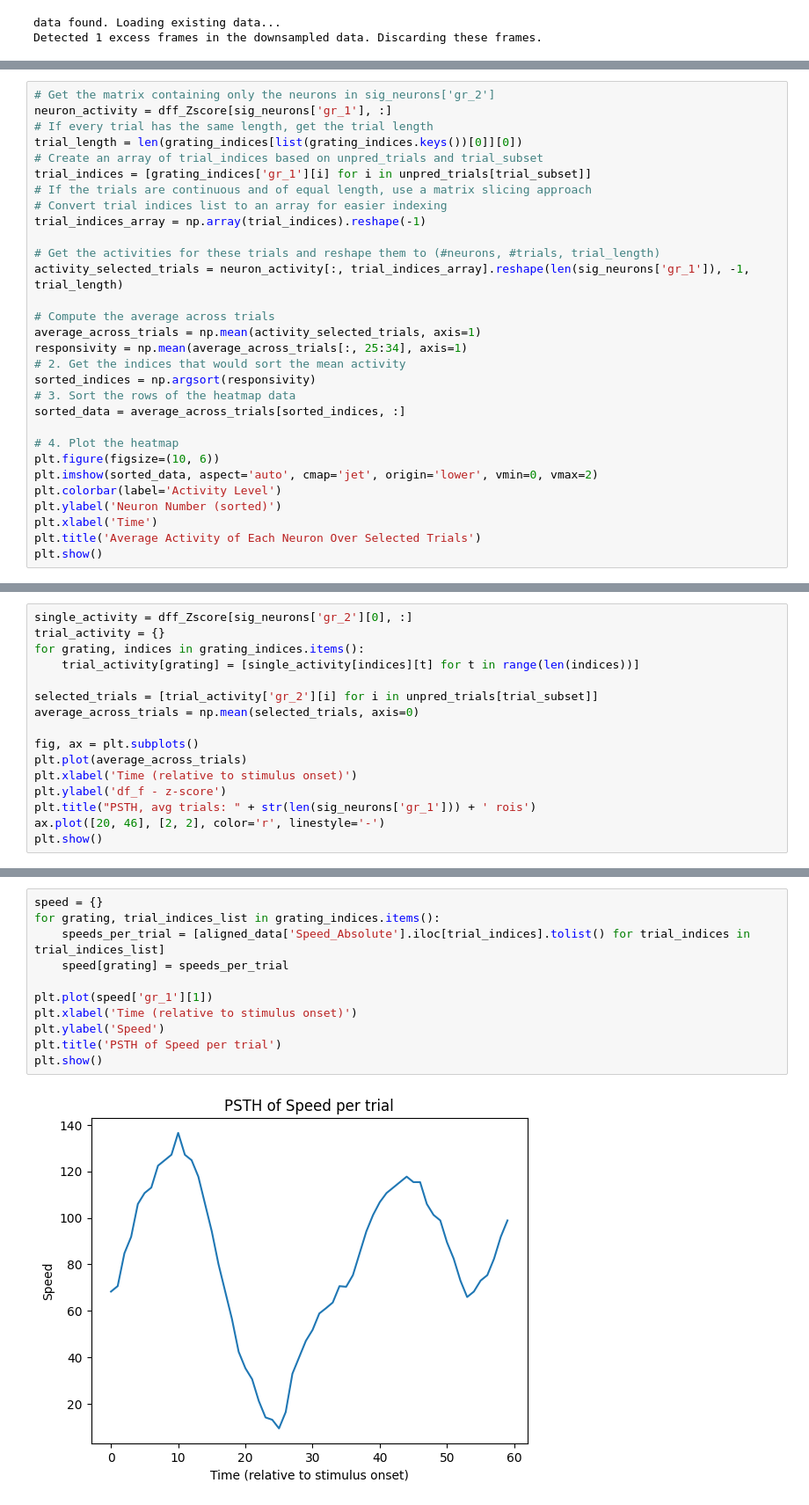
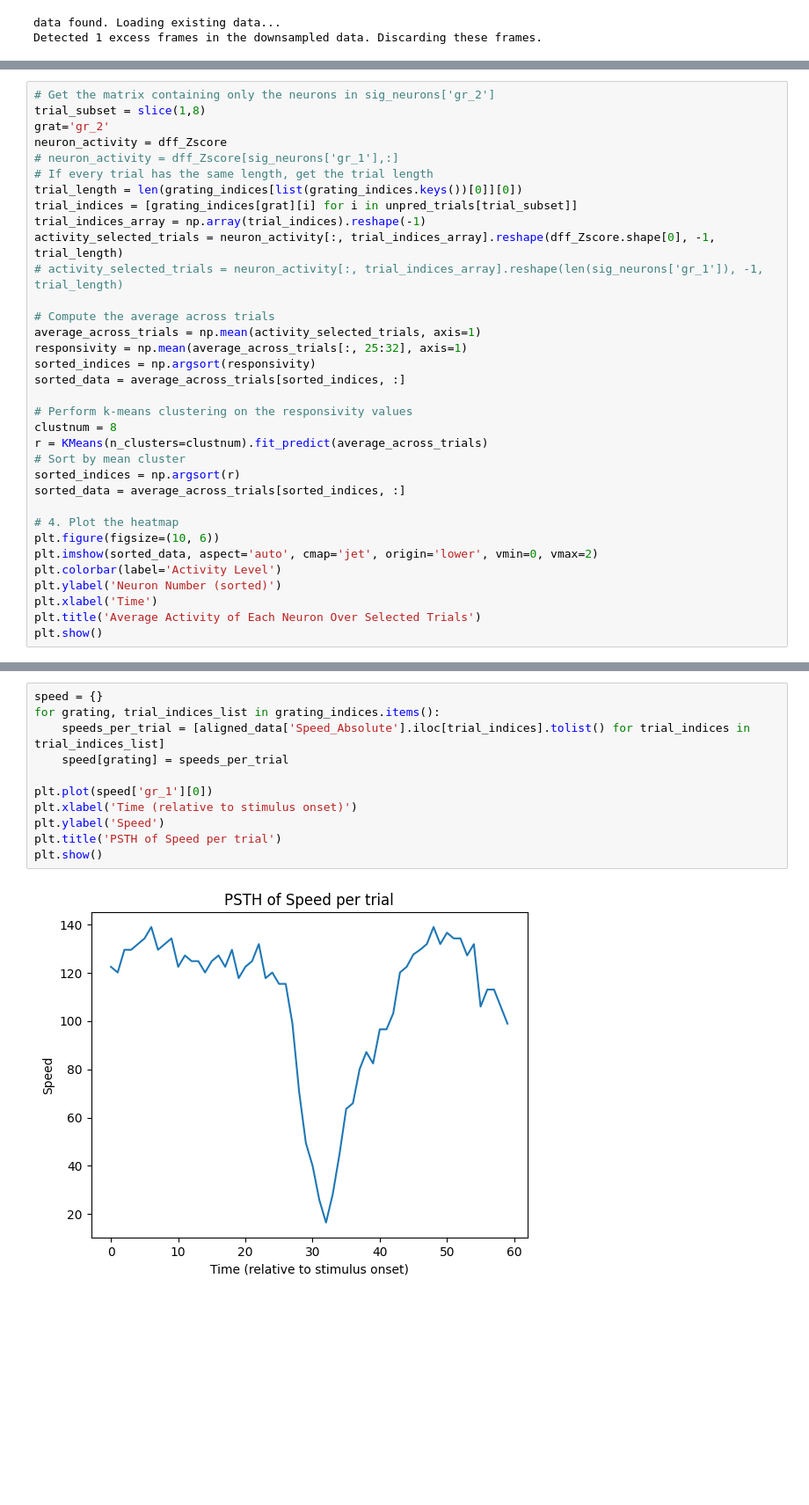
Before and after one commit to neurogears/sarahe-vr-2p, a Jupyter notebook: analysis/preprocessData.ipynb, the cells around one changed output, grey strips where cells are left out. Shown at 88% size. Saved outputs shown, nothing was run; the diff lists cells and outputs as text; blank space fills up the shorter version.

```diff
--- a/analysis/preprocessData.ipynb
+++ b/analysis/preprocessData.ipynb
@@ -442,23 +486,27 @@ plt.show()
 # %%
 # Get the matrix containing only the neurons in sig_neurons['gr_2']
-neuron_activity = dff_Zscore[sig_neurons['gr_1'], :]
+trial_subset = slice(1,8)
+grat='gr_2'
+neuron_activity = dff_Zscore
+# neuron_activity = dff_Zscore[sig_neurons['gr_1'],:]
 # If every trial has the same length, get the trial length
 trial_length = len(grating_indices[list(grating_indices.keys())[0]][0])
-# Create an array of trial_indices based on unpred_trials and trial_subset
-trial_indices = [grating_indices['gr_1'][i] for i in unpred_trials[trial_subset]]
-# If the trials are continuous and of equal length, use a matrix slicing approach
-# Convert trial indices list to an array for easier indexing
+trial_indices = [grating_indices[grat][i] for i in unpred_trials[trial_subset]]
 trial_indices_array = np.array(trial_indices).reshape(-1)
-
-# Get the activities for these trials and reshape them to (#neurons, #trials, trial_length)
-activity_selected_trials = neuron_activity[:, trial_indices_array].reshape(len(sig_neurons['gr_1']), -1, trial_length)
+activity_selected_trials = neuron_activity[:, trial_indices_array].reshape(dff_Zscore.shape[0], -1, trial_length)
+# activity_selected_trials = neuron_activity[:, trial_indices_array].reshape(len(sig_neurons['gr_1']), -1, trial_length)
 
 # Compute the average across trials
 average_across_trials = np.mean(activity_selected_trials, axis=1)
-responsivity = np.mean(average_across_trials[:, 25:34], axis=1)
-# 2. Get the indices that would sort the mean activity
+responsivity = np.mean(average_across_trials[:, 25:32], axis=1)
 sorted_indices = np.argsort(responsivity)
-# 3. Sort the rows of the heatmap data
+sorted_data = average_across_trials[sorted_indices, :]
+
+# Perform k-means clustering on the responsivity values
+clustnum = 8
+r = KMeans(n_clusters=clustnum).fit_predict(average_across_trials)
+# Sort by mean cluster
+sorted_indices = np.argsort(r)
 sorted_data = average_across_trials[sorted_indices, :]
 
 # 4. Plot the heatmap
@@ -474,16 +521,0 @@ plt.show()
-# %%
-single_activity = dff_Zscore[sig_neurons['gr_2'][0], :]
-trial_activity = {}
-for grating, indices in grating_indices.items():
-    trial_activity[grating] = [single_activity[indices][t] for t in range(len(indices))]
-
-selected_trials = [trial_activity['gr_2'][i] for i in unpred_trials[trial_subset]]
-average_across_trials = np.mean(selected_trials, axis=0)
-
-fig, ax = plt.subplots()
-plt.plot(average_across_trials)
-plt.xlabel('Time (relative to stimulus onset)')
-plt.ylabel('df_f - z-score')
-plt.title("PSTH, avg trials: " + str(len(sig_neurons['gr_1'])) + ' rois')
-ax.plot([20, 46], [2, 2], color='r', linestyle='-')
-plt.show()
@@ -503,16 +715,16 @@ plt.show()
 # %%
 speed = {}
 for grating, trial_indices_list in grating_indices.items():
     speeds_per_trial = [aligned_data['Speed_Absolute'].iloc[trial_indices].tolist() for trial_indices in trial_indices_list]
     speed[grating] = speeds_per_trial
 
-plt.plot(speed['gr_1'][1])
+plt.plot(speed['gr_1'][0])
 plt.xlabel('Time (relative to stimulus onset)')
 plt.ylabel('Speed')
 plt.title('PSTH of Speed per trial')
 plt.show()
 # %% [output]
-[figure, old version]
+[figure, new version]
 # %%
 plt.plot(aligned_data['Piezo_Signal'])
 plt.xlabel('Time (relative to stimulus onset)')
```
Also changed, not shown: parts of 22 cells of this notebook.
